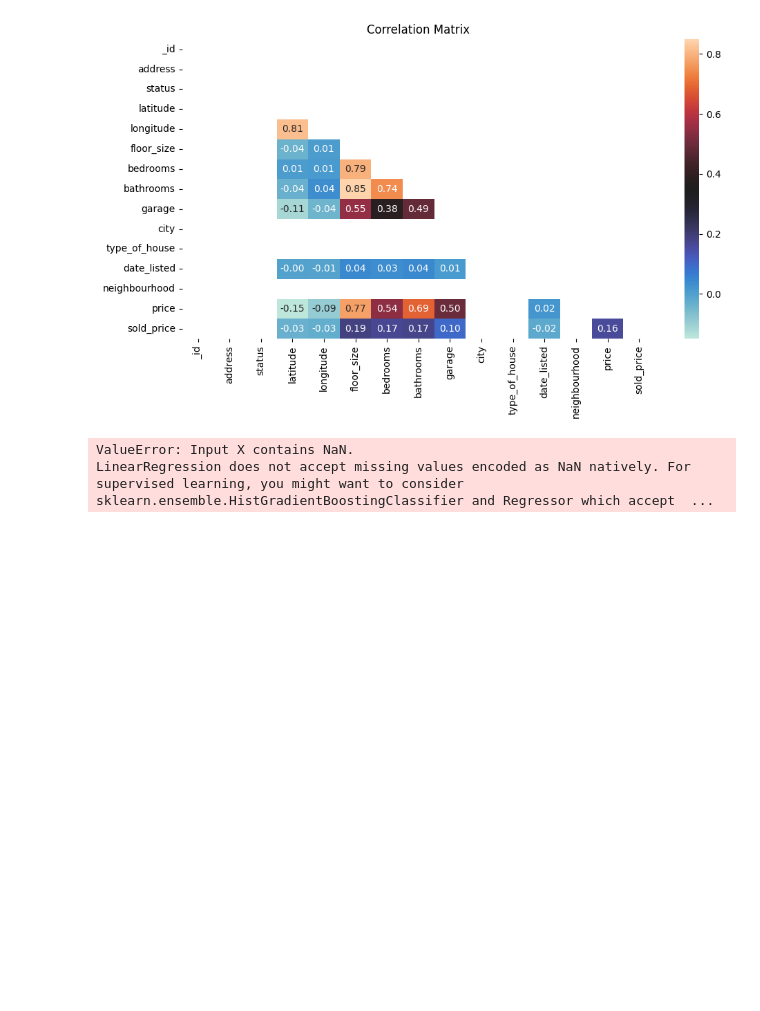
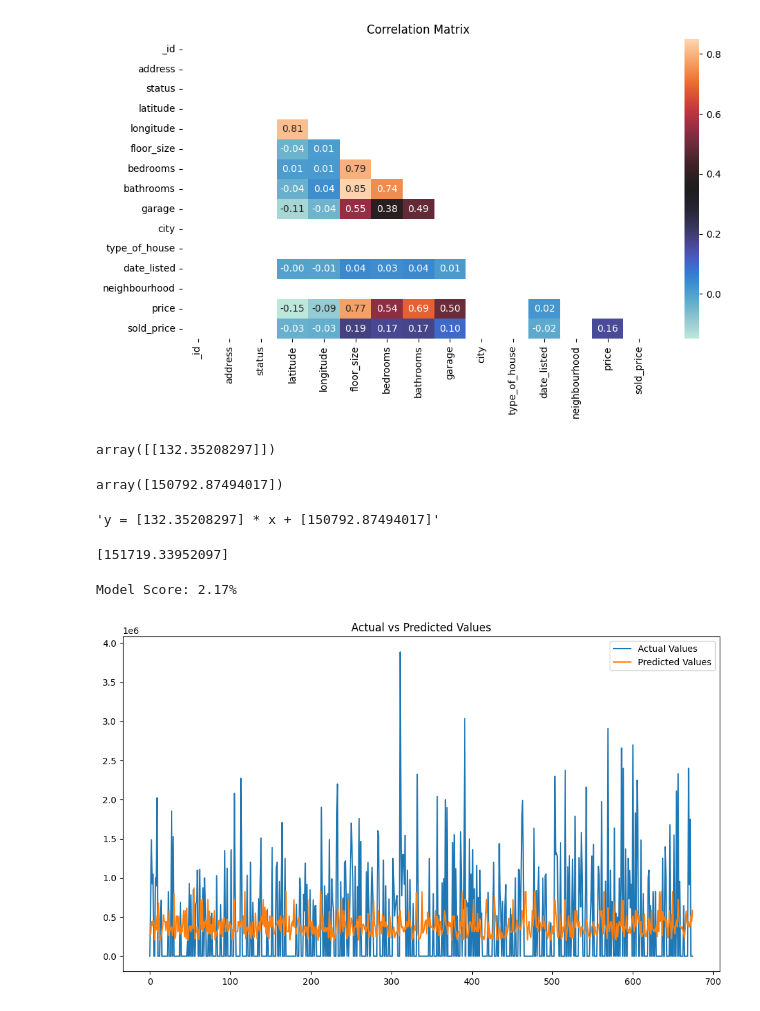
Before and after one commit to MaisieDeGraaf/Housing-Project_Final, a Jupyter notebook: linreg_housing.ipynb, the cells around one changed output. Drawn from its saved outputs; the diff is of its cells as text; code cells hidden in the pictures; blank space fills up the shorter version.

```diff
--- a/linreg_housing.ipynb
+++ b/linreg_housing.ipynb
@@ -329,7 +329,7 @@ plt.show()
 # Selecting independent and dependent variables
 
 X = houses_df["floor_size"].values.reshape(-1,1)
-y = houses_df["sold_price"].values
+y = houses_df["sold_price"].values.reshape(-1,1)
 
 # X = houses_df.copy
 # X = X.drop('sold_price',axis=1)
@@ -339,5 +337,44 @@ model = LinearRegression()
-# %%
-model.fit(X, y)
-# %% [output]
-ValueError: Input X contains NaN.
-LinearRegression does not accept missing values encoded as NaN natively. For supervised learning, you might want to consider sklearn.ensemble.HistGradientBoostingClassifier and Regressor which accept  ...
+# %%
+# imputing Y data points to fill missing values
+from sklearn.impute import SimpleImputer
+
+imputer = SimpleImputer(missing_values=np.nan, strategy='mean')
+imputer = imputer.fit(X)
+X_imputed = imputer.transform(X)
+
+imputer = SimpleImputer(missing_values=np.nan, strategy='mean')
+imputer = imputer.fit(y)
+y_imputed = imputer.transform(y)
+# using imputed data for training
+linear_regressor = LinearRegression()  # create object for the class
+linear_regressor.fit(X_imputed, y_imputed)  # perform linear regression
+y_pred = linear_regressor.predict(X_imputed)  # make predictions
+# %%
+# Display the slope
+
+linear_regressor.coef_
+# %% [output]
+array([[132.35208297]])
+# %%
+# Display the y-intercept
+
+linear_regressor.intercept_
+# %% [output]
+array([150792.87494017])
+# %%
+# Display the model's best fit line formula
+
+eq = f'y = {linear_regressor.coef_[0]} * x + {linear_regressor.intercept_}'
+eq
+# %% [output]
+'y = [132.35208297] * x + [150792.87494017]'
+# %%
+# Display the formula to predict the salary for a person with 7 years of experience
+
+# Predict the salary for a person with 7 years of experience
+sye = linear_regressor.coef_[0] * 7 + linear_regressor.intercept_
+
+# Display the prediction
+print(sye)
+# %% [output]
+[151719.33952097]
@@ -343,0 +384,29 @@ LinearRegression does not accept missing values encoded as NaN natively. For sup
+# %%
+# Splitting data into train and test set
+X_train, X_test, y_train, y_test = train_test_split(X_imputed, y_imputed, test_size=0.2, random_state=1)
+
+# Scaling my data
+sc = StandardScaler()
+X_train_scale = sc.fit_transform(X_train)
+X_test_scale  = sc.fit_transform(X_test)
+
+
+# Implementing a simple linear regression model
+
+linear_regressor.fit(X_train_scale, y_train)
+y_pred = linear_regressor.predict(X_test_scale)
+
+# Printing the metrics of the model
+print(f"Model Score: {round(linear_regressor.score(X_test_scale, y_test) * 100, 2)}%")
+
+# Plotting a predicted values vs the actual values
+plt.figure(figsize=(10,6))
+plt.plot(y_test, label="Actual Values")
+plt.plot(y_pred, label="Predicted Values")
+plt.title("Actual vs Predicted Values")
+plt.tight_layout()
+plt.legend()
+plt.show()
+# %% [output]
+Model Score: 2.17%
+[figure, added]
```
Also changed, not shown: parts of 2 cells of this notebook.
